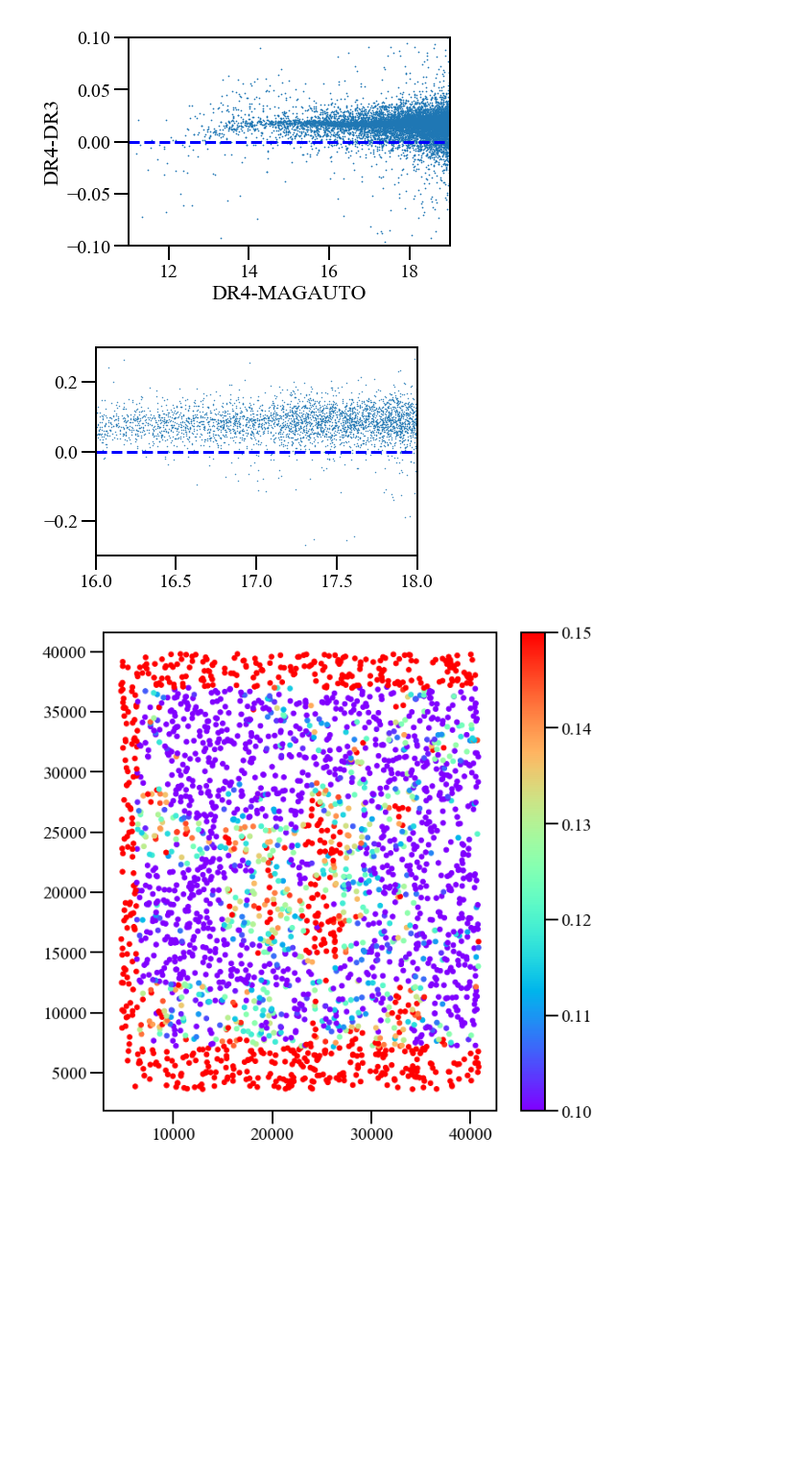
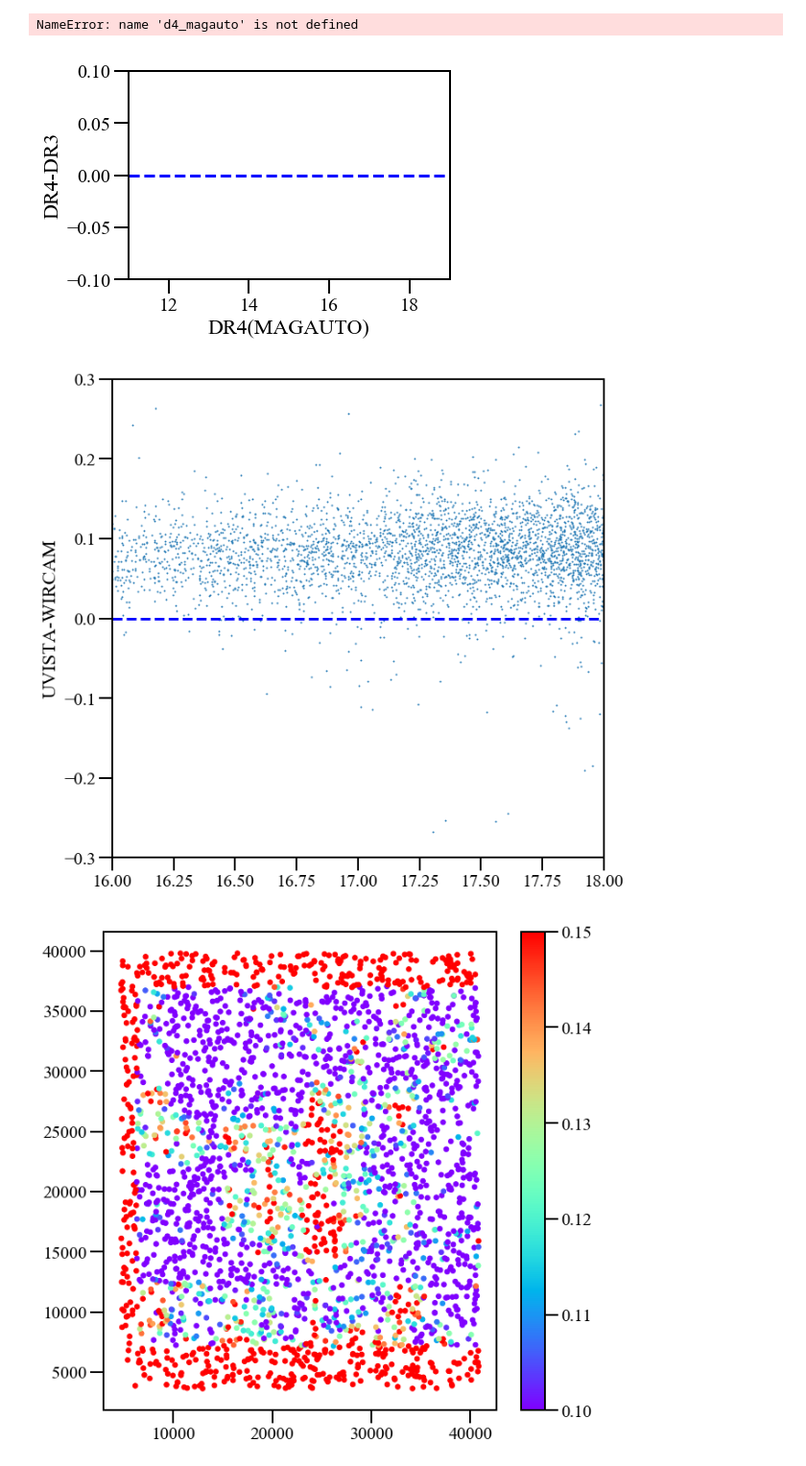
Before and after one commit to hjmcc/UVISTA, a Jupyter notebook: DR4-ultravista.ipynb, the cells around one changed output. Shown at 96% size. Drawn from its saved outputs; the diff is of its cells as text; code cells hidden in the pictures; blank space fills up the shorter version.

```diff
--- a/DR4-ultravista.ipynb
+++ b/DR4-ultravista.ipynb
@@ -21,5 +21,3 @@ class ReadCatData:
             self.autoerr = tab.field('MAGERR_AUTO')
         except IOError as (errno, strerror):
             print "Cannot read {0} : ({1}): {2}".format(catalogue, errno, strerror)
-# %%
-tab=pyfits.getdata('DR3_in_D4_matched.ldac')
@@ -32,16 +28,20 @@ resid = d4_magauto - d3_magauto
 # %%
 import matplotlib.pyplot as plt
 fig=plt.figure()
+d4_magauto=np.loadtxt('D4.dat',unpack=True)
+d3_magauto=np.loadtxt('DR3_inD4.dat',unpack=True)
+resid = d4_magauto - d3_magauto
 ax=fig.add_subplot(1,1,1)
 ax.set_xlim(11,19)
 ax.set_ylim(-0.1,0.1)
 ax.axhline(linewidth=3, ls='--', color='b')
 ax.set_ylabel('DR4-DR3')
-ax.set_xlabel('DR4-MAGAUTO')
+ax.set_xlabel('DR4(MAGAUTO)')
 ax.scatter(d4_magauto,resid,0.5)
 plt.savefig('DR3vsDR4Ks.pdf')
 # %% [output]
+NameError: name 'd4_magauto' is not defined
-[figure, old version]
+[figure, new version]
 # %%
 
 import astropy.io.fits as pyfits
@@ -64,15 +64,16 @@ uvista = ReadCatData("COSMOS_in_UVISTA_Ks-detectionWIRCAM.cat")
 # %%
 import matplotlib.pyplot as plt
 diff = uvista.aper-wircam.aper
-fig=plt.figure()
+fig=plt.figure(figsize=(10,10))
 ax=fig.add_subplot(1,1,1)
 ax.set_xlim(16,18)
 ax.set_ylim(-0.3,0.3)
+plt.ylabel("UVISTA-WIRCAM")
 ax.axhline(linewidth=3, ls='--', color='b')
-ax.scatter(uvista.auto,diff,s=0.2)
+ax.scatter(uvista.auto,diff,s=1)
 plt.savefig('test.pdf')
 # %% [output]
-[figure, old version]
+[figure, new version]
 # %%
 import matplotlib.pyplot as plt
 import numpy as np
```
Also changed, not shown: parts of 3 cells of this notebook.
